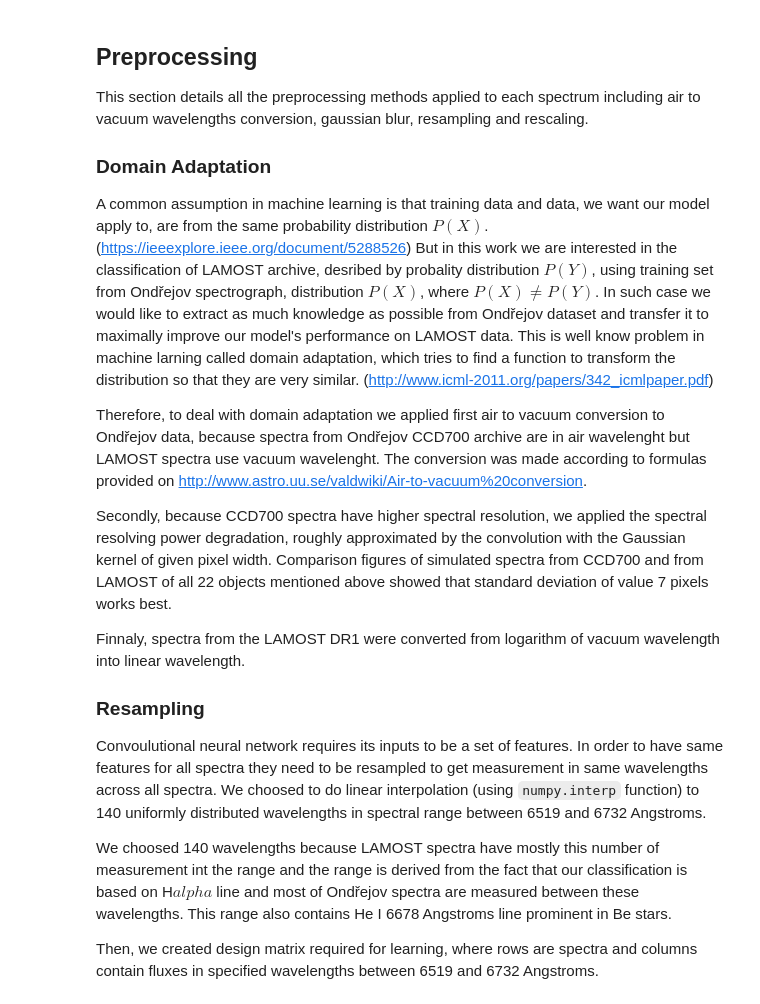
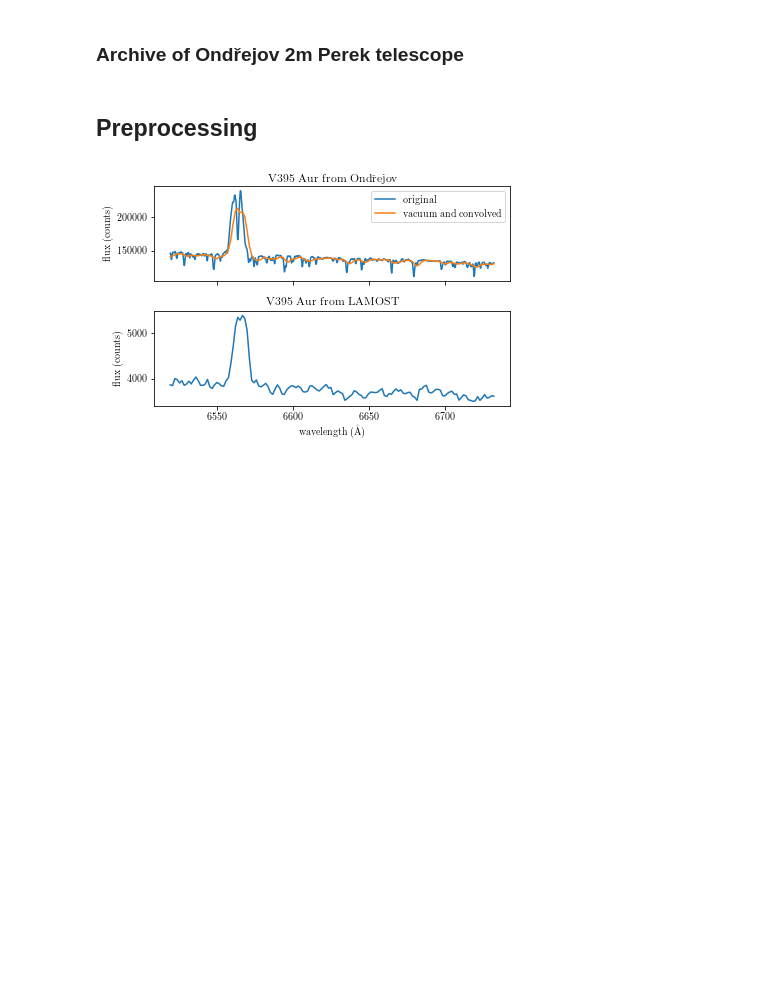
Before and after one commit to podondra/active-cnn, a Jupyter notebook: active-cnn.ipynb, the cells around one changed output. Cells and saved outputs as stored; diff of their text form; code cells hidden in the pictures; blank space fills up the shorter version.

```diff
--- a/active-cnn.ipynb
+++ b/active-cnn.ipynb
@@ -72,29 +29,2 @@ preview_profiles()
-# %% [markdown]
-## Preprocessing
-
-This section details all the preprocessing methods applied to each spectrum including air to vacuum wavelengths conversion, gaussian blur, resampling and rescaling.
-
-### Domain Adaptation
-
-A common assumption in machine learning is that training data and data, we want our model apply to, are from the same probability distribution $P(X)$. (https://ieeexplore.ieee.org/document/5288526)
-But in this work we are interested in the classification of LAMOST archive, desribed by probality distribution $P(Y)$, using training set from Ondřejov spectrograph, distribution $P(X)$, where $P(X) \neq P(Y)$.
-In such case we would like to extract as much knowledge as possible from Ondřejov dataset and transfer it to maximally improve our model's performance on LAMOST data.
-This is well know problem in machine larning called domain adaptation, which tries to find a function to transform the distribution so that they are very similar. (http://www.icml-2011.org/papers/342_icmlpaper.pdf)
-
-Therefore, to deal with domain adaptation we applied first air to vacuum conversion to Ondřejov data, because spectra from Ondřejov CCD700 archive are in air wavelenght but LAMOST spectra use vacuum wavelenght.
-The conversion was made according to formulas provided on http://www.astro.uu.se/valdwiki/Air-to-vacuum%20conversion.
-
-Secondly, because CCD700 spectra have higher spectral resolution, we applied the spectral resolving power degradation, roughly approximated by the convolution with the Gaussian kernel of given pixel width.
-Comparison figures of simulated spectra from CCD700 and from LAMOST of all 22 objects mentioned above showed that standard deviation of value 7 pixels works best.
-
-Finnaly, spectra from the LAMOST DR1 were converted from logarithm of vacuum wavelength into linear wavelength.
-
-### Resampling
-
-Convoulutional neural network requires its inputs to be a set of features.
-In order to have same features for all spectra they need to be resampled to get measurement in same wavelengths across all spectra.
-We choosed to do linear interpolation (using `numpy.interp` function) to 140 uniformly distributed wavelengths in spectral range between 6519 and 6732 Angstroms.
-
-We choosed 140 wavelengths because LAMOST spectra have mostly this number of measurement int the range and the range is derived from the fact that our classification is based on H$alpha$ line and most of Ondřejov spectra are measured between these wavelengths. This range also contains He I 6678 Angstroms line prominent in Be stars.
-
-Then, we created design matrix required for learning, where rows are spectra and columns contain fluxes in specified wavelengths between 6519 and 6732 Angstroms.
+# %% [markdown]
+### Archive of Ondřejov 2m Perek telescope
@@ -101,29 +34,37 @@ Then, we created design matrix required for learning, where rows are spectra and
+# %% [markdown]
+## Preprocessing
 # %%
 # define wavelengths range
 wavelengths = np.linspace(start=6519, stop=6732, num=140)
 
 def preview_domain_adaptation():
     # preview domain adaptation
     fig, (ax1, ax2) = plt.subplots(nrows=2, sharex=True)
 
     ondrejov_id = 'a201504150031'
     ondrejov_fits = 'data/' + ondrejov_id + '.fits'
     ondrejov_name, ondrejov_wave, ondrejov_flux = ondrejov.read_spectrum(ondrejov_fits)
     # cut only region of interest
     index = (6519 < ondrejov_wave) & (ondrejov_wave < 6732)
     # plot original spectrum
-    ax1.plot(ondrejov_wave[index], ondrejov_flux[index])
+    ax1.plot(ondrejov_wave[index], ondrejov_flux[index], label='original')
     # plot preprocessed spectrum
     plot.plot_ondrejov_spectrum(ondrejov_id, ondrejov_data, ax1)
+    ax1.set_title(ondrejov_name + r' from Ond\v{r}ejov')
+    ax1.legend()
 
     lamost_fits = 'spec-55959-GAC_094N27_V3_sp16-125.fits'
     index = ids == lamost_fits
     lamost_flux = X[index].reshape(140)
     ax2.plot(wavelengths, lamost_flux)
 
     ax1.set_ylabel('flux (counts)')
     ax2.set_ylabel('flux (counts)')
     ax2.set_xlabel('wavelength (\AA)')
+    ax2.set_title(ondrejov_name + ' from LAMOST')
+    fig.tight_layout()
     plt.savefig('figures/domain-adaptation.pdf')
 
 preview_domain_adaptation()
+# %% [output]
+[figure, added]
```
Also changed, not shown: parts of 20 cells of this notebook, 1 other file.
